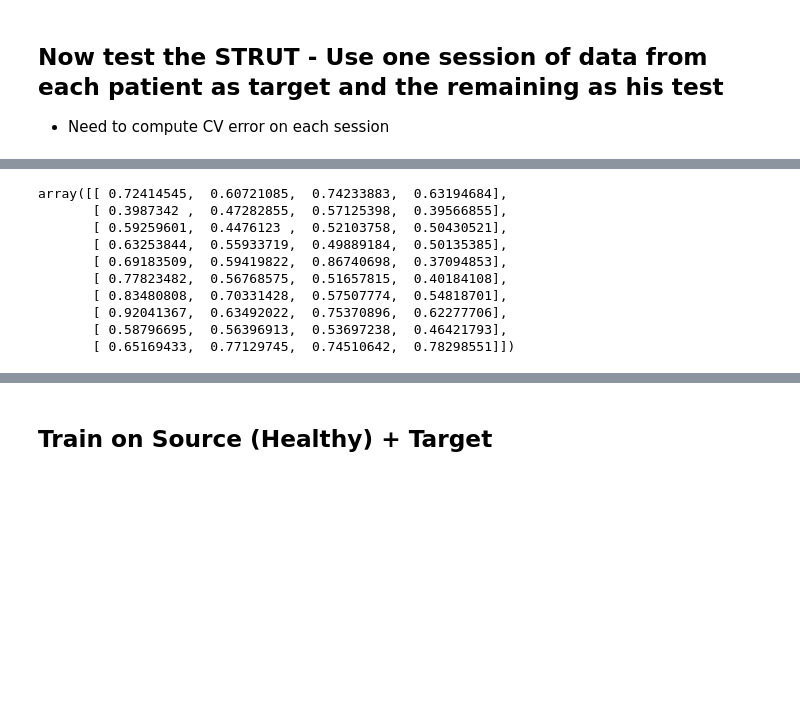
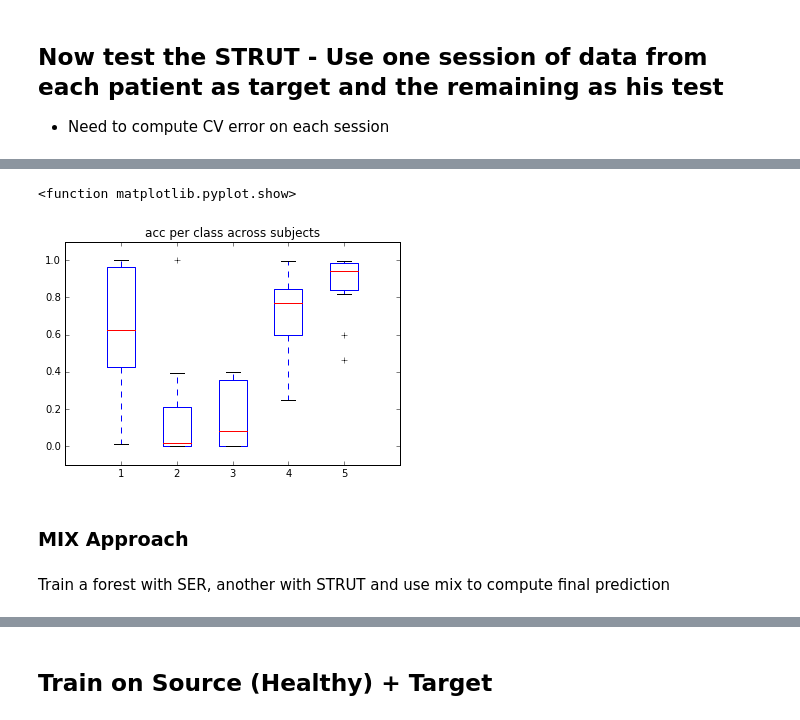
Before and after one commit to Luke3D/TransferRandomForest, a Jupyter notebook: TestonARData_STRUT.ipynb, the cells around one changed output, grey strips where cells are left out. Drawn from its saved outputs; the diff is of its cells as text; code cells hidden in the pictures; blank space fills up the shorter version.

```diff
--- a/TestonARData_STRUT.ipynb
+++ b/TestonARData_STRUT.ipynb
@@ -289,7 +287,8 @@ def threshold_selection(X,y,S,f,QL,QR,num_class_target,index_class_target,verbos
     #plt.show()
 
     #find new threshold based on how many datapoints we have in current node
-    if(len(S)<30):
+    #Set DG vs IG
+    if(len(S)>0):
         [ql, left, qr, right] = partition(X,y,S,f,num_class_target,index_class_target,th_infogain)
         th = th_infogain
     else:
@@ -398,7 +397,7 @@ def STRUT(Xsource,ysource,Xtarget,ytarget,n_trees,verbos = False):
     # Assumption: ysource has all the labels of the problem
 
     #Train RF on Source
-    Estimator = RandomForestClassifier(n_estimators=n_trees,criterion='entropy')
+    Estimator = RandomForestClassifier(n_estimators=n_trees,criterion='entropy',random_state=0)
     Estimator = Estimator.fit(Xsource, ysource)
     #Infer classes of source and target
     C = len(np.unique(ysource)) # Number of classes in source data
@@ -685,13 +726,12 @@ KeyboardInterrupt:
-# %%
-STRUTacc_all
-# %% [output]
-array([[ 0.72414545,  0.60721085,  0.74233883,  0.63194684],
-       [ 0.3987342 ,  0.47282855,  0.57125398,  0.39566855],
-       [ 0.59259601,  0.4476123 ,  0.52103758,  0.50430521],
-       [ 0.63253844,  0.55933719,  0.49889184,  0.50135385],
-       [ 0.69183509,  0.59419822,  0.86740698,  0.37094853],
-       [ 0.77823482,  0.56768575,  0.51657815,  0.40184108],
-       [ 0.83480808,  0.70331428,  0.57507774,  0.54818701],
-       [ 0.92041367,  0.63492022,  0.75370896,  0.62277706],
-       [ 0.58796695,  0.56396913,  0.53697238,  0.46421793],
-       [ 0.65169433,  0.77129745,  0.74510642,  0.78298551]])
+# %%
+plt.boxplot(np.asarray(acc_class_subj))
+plt.title('acc per class across subjects')
+plt.axis([0,6,-0.1,1.1])
+plt.show
+# %% [output]
+<function matplotlib.pyplot.show>
+[figure, added]
+# %% [markdown]
+### MIX Approach
+# %% [markdown]
+Train a forest with SER, another with STRUT and use mix to compute final prediction
```
Also changed, not shown: parts of 48 cells of this notebook, 2 other files.
